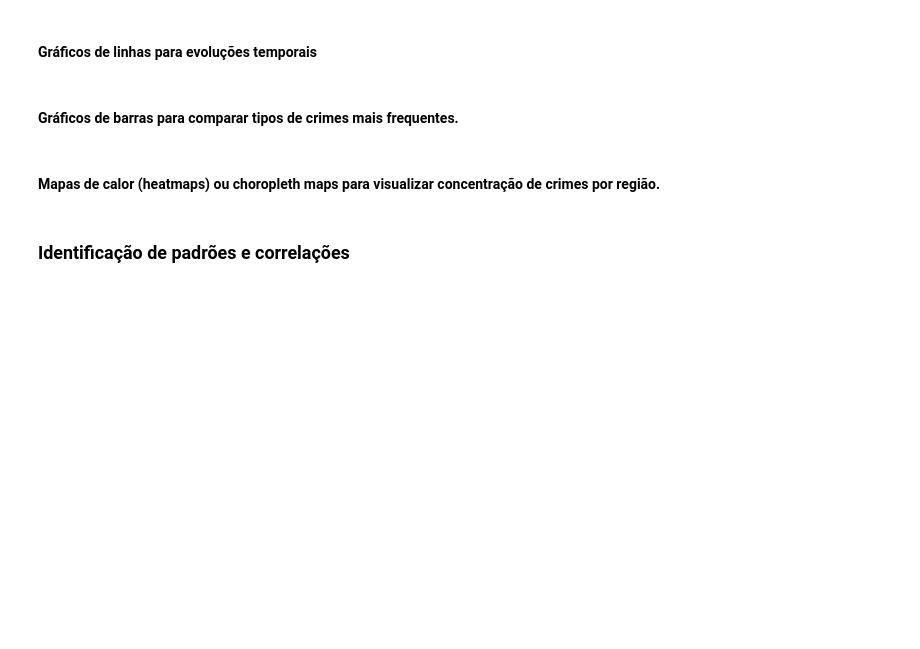
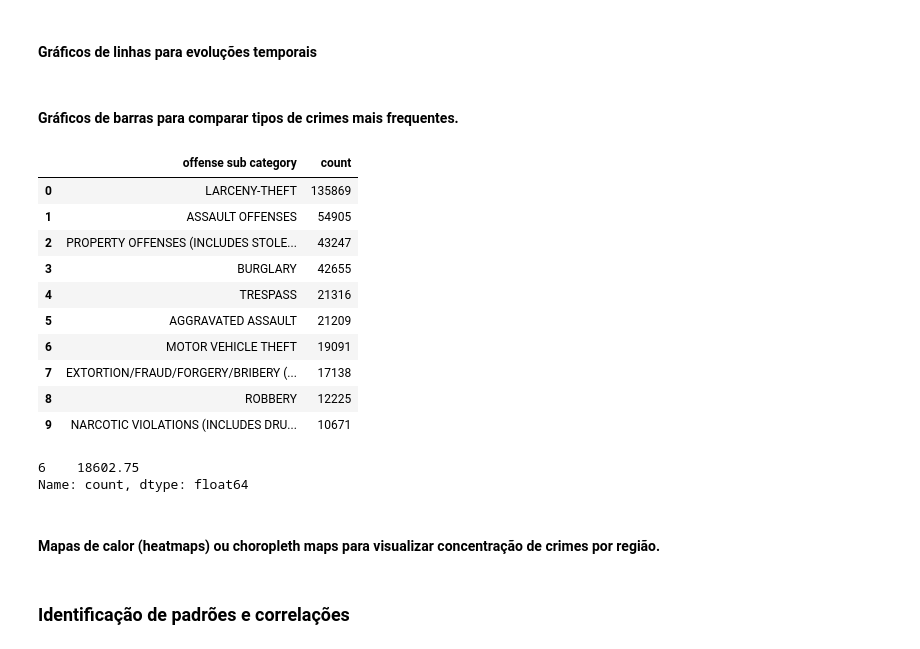
Before and after one commit to talesaraujoc/analise_dados_crimes_seattle, a Jupyter notebook: src/analise_dados.ipynb, the cells around one changed output. Drawn from its saved outputs; the diff is of its cells as text; code cells hidden in the pictures; blank space fills up the shorter version.

```diff
--- a/src/analise_dados.ipynb
+++ b/src/analise_dados.ipynb
@@ -254,2 +268,23 @@ px.line(funcoes.df_filtrado_taxa_cem_mil(dff_eda, df_population, 'offense sub ca
 # %% [markdown]
 #### Gráficos de barras para comparar tipos de crimes mais frequentes.
+# %%
+df_tipos_de_crimes_count = dff_eda['offense sub category'].value_counts().to_frame().reset_index()
+# %%
+df_tipos_de_crimes_count.head(10)
+# %% [output]
+|  | offense sub category | count |
+| 0 | LARCENY-THEFT | 135869 |
+| 1 | ASSAULT OFFENSES | 54905 |
+| 2 | PROPERTY OFFENSES (INCLUDES STOLE... | 43247 |
+| 3 | BURGLARY | 42655 |
+| 4 | TRESPASS | 21316 |
+| 5 | AGGRAVATED ASSAULT | 21209 |
+| 6 | MOTOR VEHICLE THEFT | 19091 |
+| 7 | EXTORTION/FRAUD/FORGERY/BRIBERY (... | 17138 |
+| 8 | ROBBERY | 12225 |
+| 9 | NARCOTIC VIOLATIONS (INCLUDES DRU... | 10671 |
+# %%
+df_tipos_de_crimes_count['count'].describe().to_frame().reset_index()[df_tipos_de_crimes_count['count'].describe().to_frame().reset_index()['index']=='75%']['count']
+# %% [output]
+6    18602.75
+Name: count, dtype: float64
```
Also changed, not shown: parts of 19 cells of this notebook.
